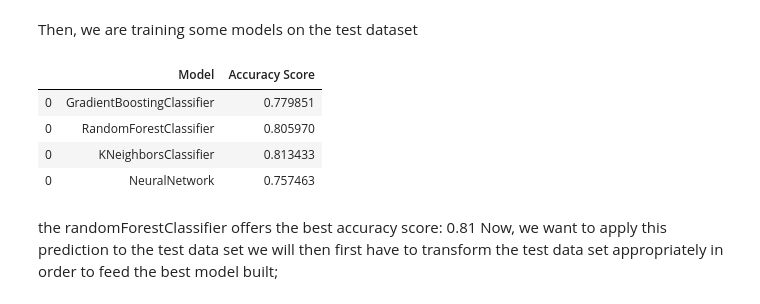
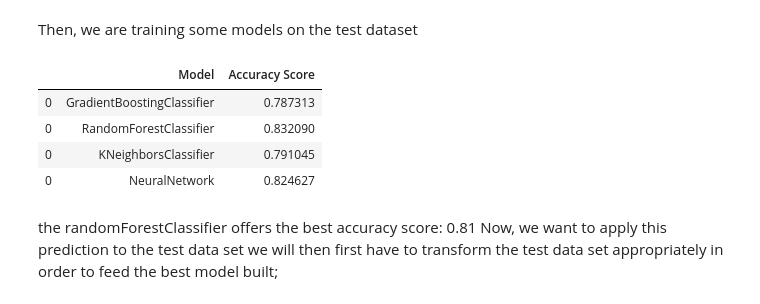
Before and after one commit to JeanMILPIED/Titanic, a Jupyter notebook: titanic.ipynb, the cells around one changed output. Saved outputs shown, nothing was run; the diff lists cells and outputs as text; code cells hidden in the pictures.

```diff
--- a/titanic.ipynb
+++ b/titanic.ipynb
@@ -545,7 +545,7 @@ X_scale=standard_scaler.fit_transform(X)
 print(X.shape)
 Y=train_good['Survived']
 print(Y.shape)
-X_train,X_test,y_train,y_test=train_test_split(X,Y,test_size=0.3,random_state=2019, stratify=Y)
+X_train,X_test,y_train,y_test=train_test_split(X_scale,Y,test_size=0.3,random_state=2019, stratify=X.Embarked_counts)
 print(X_train.shape, X_test.shape,y_train.shape,y_test.shape)
 # %% [output]
 (891, 44)
@@ -562,43 +562,43 @@ from sklearn.metrics import roc_curve
 from sklearn.metrics import auc
 
 gb = GradientBoostingClassifier(n_estimators=2500, random_state=2018)
-rf = RandomForestClassifier(n_estimators=500, max_depth=5,min_samples_split=2,random_state=2)
+rf = RandomForestClassifier(n_estimators=500, max_depth=7,min_samples_split=2,random_state=2)
 knn = KNeighborsClassifier(n_neighbors=5)
 nn = MLPClassifier((100,100, 60), early_stopping=False, max_iter=2000, random_state=2)
 
 Results = pd.DataFrame({'Model': [],'Accuracy Score': []})
 
 gb.fit(X_train, y_train)
 Y_pred= gb.predict(X_test)
 res = pd.DataFrame({"Model":['GradientBoostingClassifier'],
                     "Accuracy Score": [accuracy_score(Y_pred,y_test)]})
 Results = Results.append(res)
 
 rf.fit(X_train, y_train)
 Y_pred= rf.predict(X_test)
 res = pd.DataFrame({"Model":['RandomForestClassifier'],
                     "Accuracy Score": [accuracy_score(Y_pred,y_test)]})
 Results = Results.append(res)
 
 knn.fit(X_train, y_train)
 Y_pred= knn.predict(X_test)
 res = pd.DataFrame({"Model":['KNeighborsClassifier'],
                     "Accuracy Score": [accuracy_score(Y_pred,y_test)]})
 Results = Results.append(res)
 
 nn.fit(X_train, y_train)
 Y_pred= nn.predict(X_test)
 res = pd.DataFrame({"Model":['NeuralNetwork'],
                     "Accuracy Score": [accuracy_score(Y_pred,y_test)]})
 Results = Results.append(res)
 
 Results
 # %% [output]
 |  | Model | Accuracy Score |
-| 0 | GradientBoostingClassifier | 0.779851 |
-| 0 | RandomForestClassifier | 0.805970 |
-| 0 | KNeighborsClassifier | 0.813433 |
-| 0 | NeuralNetwork | 0.757463 |
+| 0 | GradientBoostingClassifier | 0.787313 |
+| 0 | RandomForestClassifier | 0.832090 |
+| 0 | KNeighborsClassifier | 0.791045 |
+| 0 | NeuralNetwork | 0.824627 |
 # %% [markdown]
 the randomForestClassifier offers the best accuracy score: 0.81
 Now, we want to apply this prediction to the test data set
```
Also changed, not shown: parts of 12 cells of this notebook.
